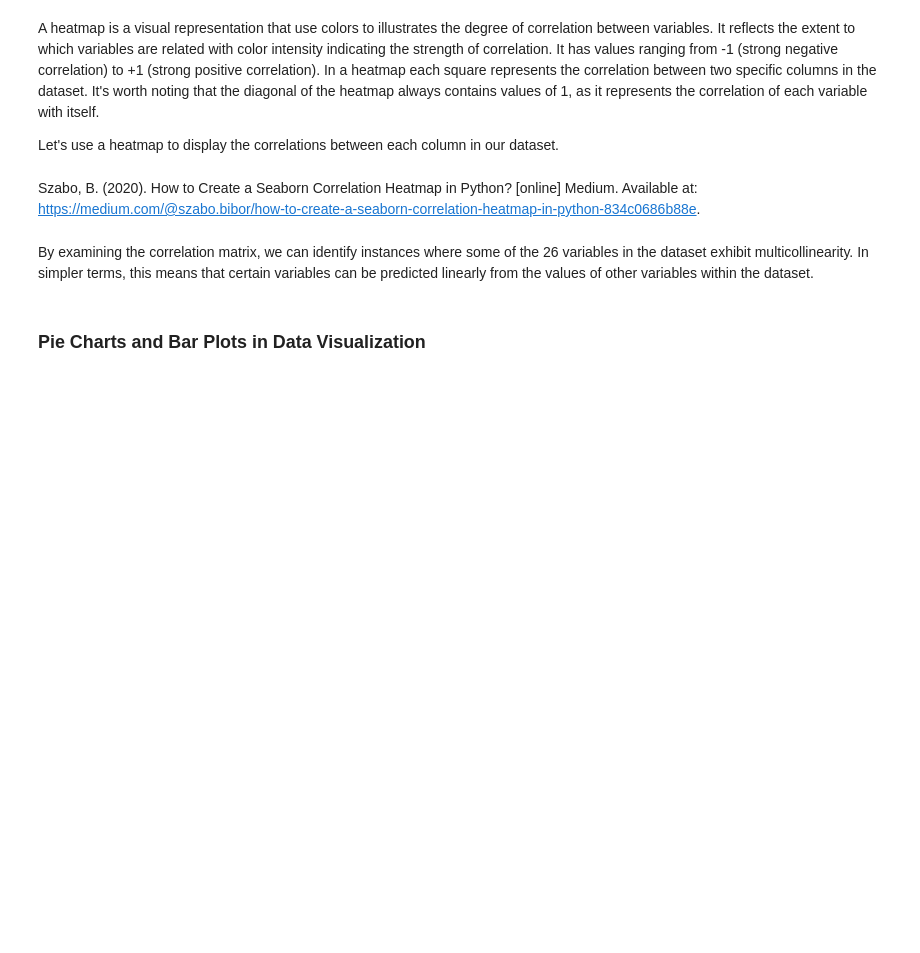
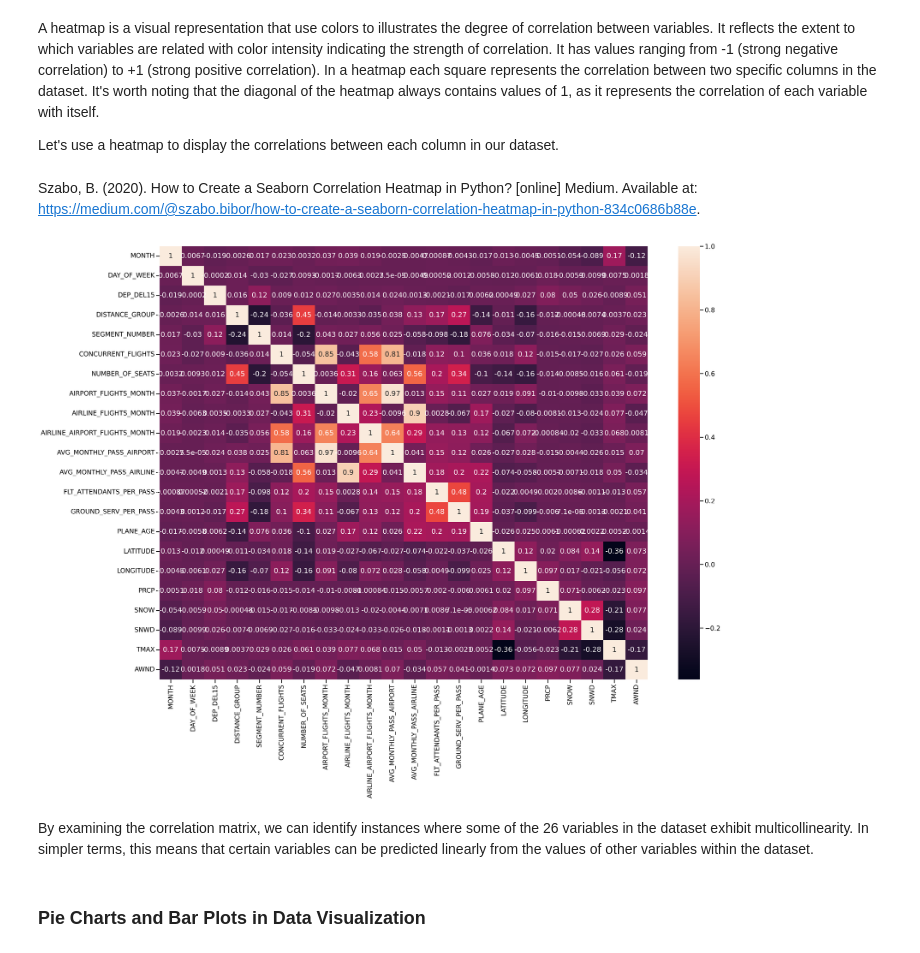
Before and after one commit to RehamTousoun/DataAnalytics_Capstone, a Jupyter notebook: flightDelay.ipynb, the cells around one changed output. Saved outputs shown, nothing was run; the diff lists cells and outputs as text; code cells hidden in the pictures; blank space fills up the shorter version.

```diff
--- a/flightDelay.ipynb
+++ b/flightDelay.ipynb
@@ -205,10 +304,12 @@ A heatmap is a visual representation that use colors to illustrates the degree o
 # %% [markdown]
 Szabo, B. (2020). How to Create a Seaborn Correlation Heatmap in Python? [online] Medium. Available at: https://medium.com/@szabo.bibor/how-to-create-a-seaborn-correlation-heatmap-in-python-834c0686b88e.
 # %%
-# c = df.corr()                                     # Calculate the coerrelation matrix
-# plt.figure(figsize=(28,20))
-# sns.heatmap(c,annot=True)
-# plt.show()
+c = df.corr()                                     # Calculate the coerrelation matrix
+plt.figure(figsize=(28,20))
+sns.heatmap(c,annot=True)
+plt.show()
+# %% [output]
+[figure, added]
 # %% [markdown]
 By examining the correlation matrix, we can identify instances where some of the 26 variables in the dataset exhibit multicollinearity. In simpler terms, this means that certain variables can be predicted linearly from the values of other variables within the dataset.
 # %% [markdown]
```
Also changed, not shown: parts of 18 cells of this notebook.
